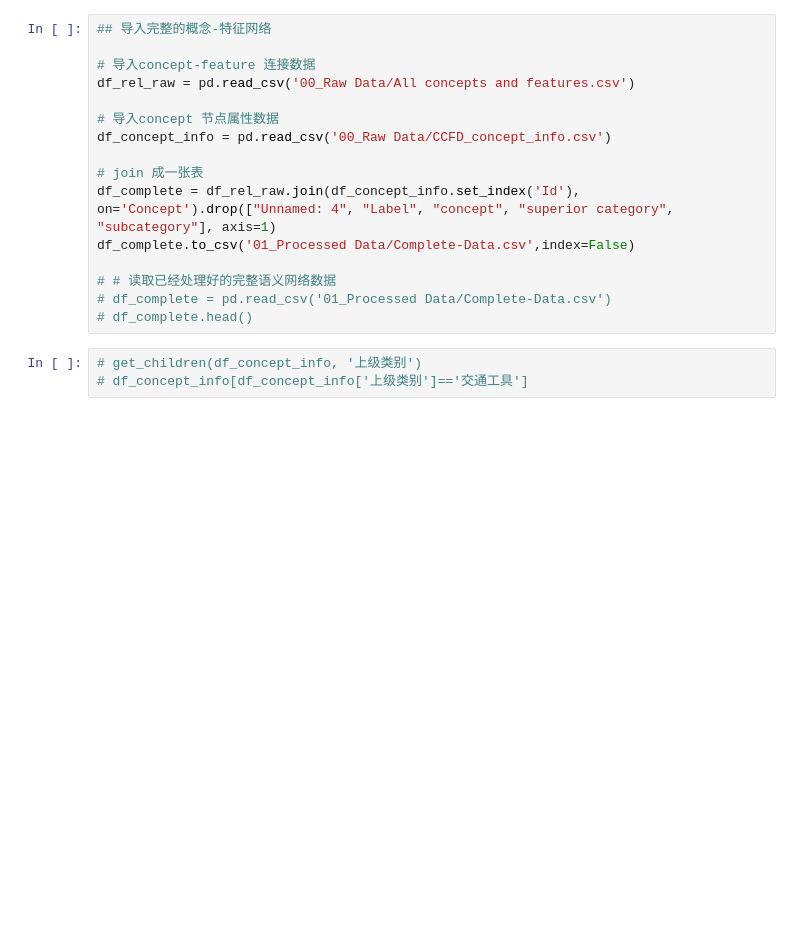
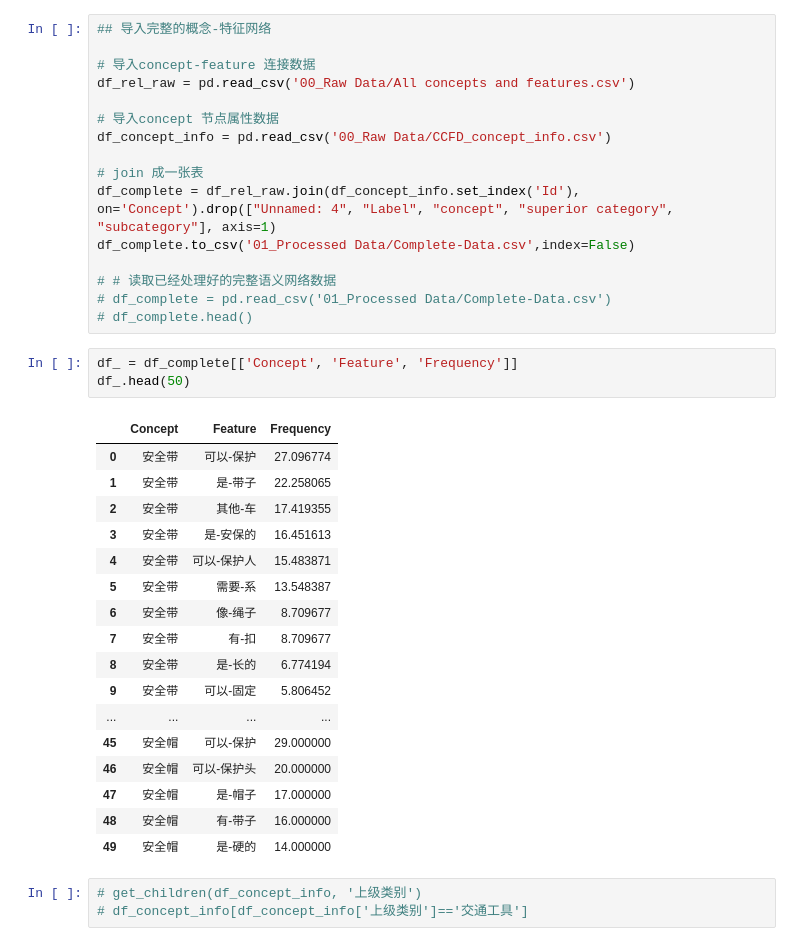
Before and after one commit to JoseZhangSH/SemanticNetwork_DataAnalysis, a Jupyter notebook: data/Data Processing.ipynb, the cells around one changed output. Saved outputs shown, nothing was run; the diff lists cells and outputs as text; blank space fills up the shorter version.

```diff
--- a/data/Data Processing.ipynb
+++ b/data/Data Processing.ipynb
@@ -187,6 +185,27 @@ df_complete.to_csv('01_Processed Data/Complete-Data.csv',index=False)
 # # 读取已经处理好的完整语义网络数据
 # df_complete = pd.read_csv('01_Processed Data/Complete-Data.csv')
 # df_complete.head()
+# %%
+df_ = df_complete[['Concept', 'Feature', 'Frequency']]
+df_.head(50)
+# %% [output]
+|  | Concept | Feature | Frequency |
+| 0 | 安全带 | 可以-保护 | 27.096774 |
+| 1 | 安全带 | 是-带子 | 22.258065 |
+| 2 | 安全带 | 其他-车 | 17.419355 |
+| 3 | 安全带 | 是-安保的 | 16.451613 |
+| 4 | 安全带 | 可以-保护人 | 15.483871 |
+| 5 | 安全带 | 需要-系 | 13.548387 |
+| 6 | 安全带 | 像-绳子 | 8.709677 |
+| 7 | 安全带 | 有-扣 | 8.709677 |
+| 8 | 安全带 | 是-长的 | 6.774194 |
+| 9 | 安全带 | 可以-固定 | 5.806452 |
+| ... | ... | ... | ... |
+| 45 | 安全帽 | 可以-保护 | 29.000000 |
+| 46 | 安全帽 | 可以-保护头 | 20.000000 |
+| 47 | 安全帽 | 是-帽子 | 17.000000 |
+| 48 | 安全帽 | 有-带子 | 16.000000 |
+| 49 | 安全帽 | 是-硬的 | 14.000000 |
 # %%
 # get_children(df_concept_info, '上级类别')
 # df_concept_info[df_concept_info['上级类别']=='交通工具']
```
Also changed, not shown: parts of 15 cells of this notebook, 4 other files.
